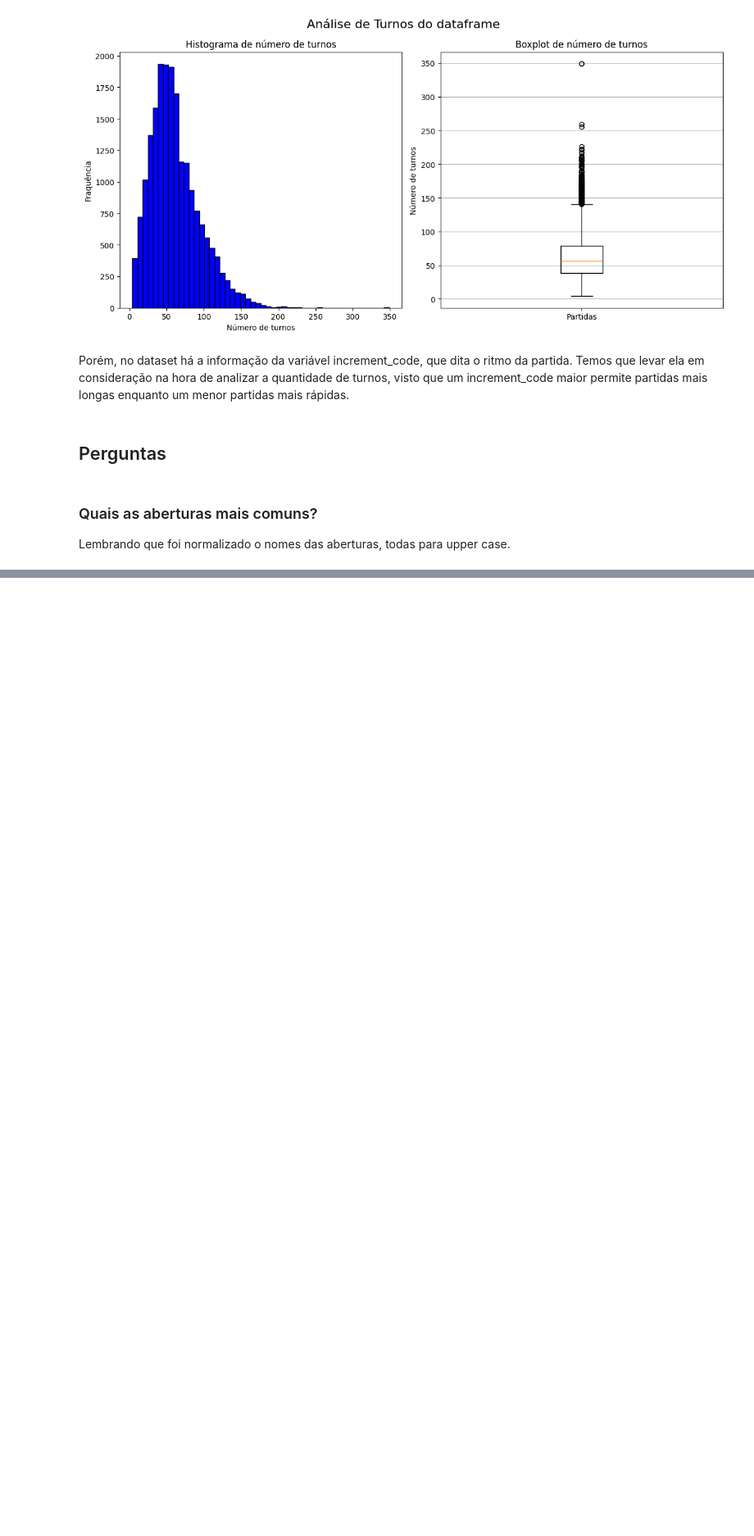
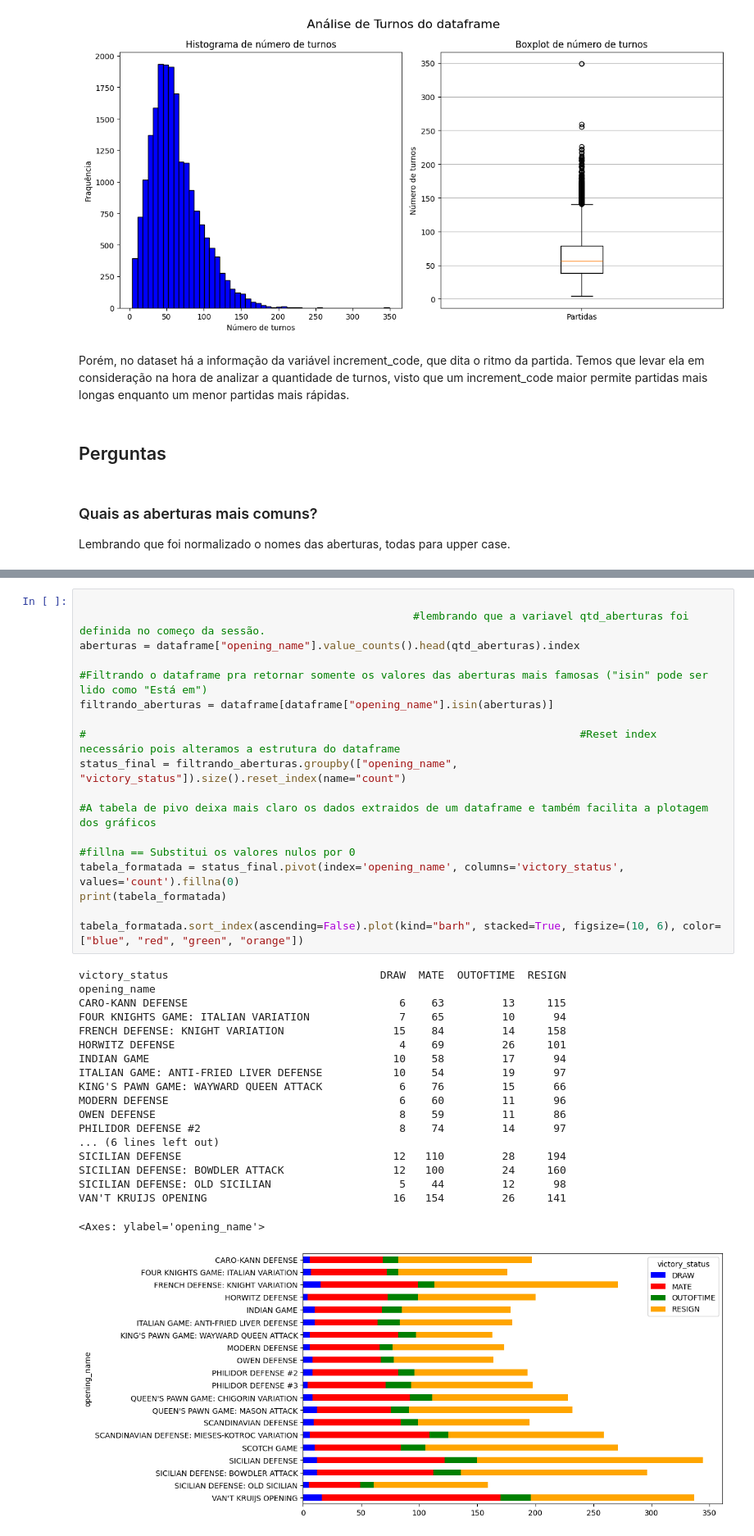
Before and after one commit to GodKelvin/chess-analytics, a Jupyter notebook: main.ipynb, the cells around one changed output, grey strips where cells are left out. Shown: that part at 82% size. Cells and saved outputs as stored; diff of their text form; blank space fills up the shorter version.

```diff
--- a/main.ipynb
+++ b/main.ipynb
@@ -285,0 +313,37 @@ aberturas.plot(kind="barh", color="blue")
+# %%
+
+                                                    #lembrando que a variavel qtd_aberturas foi definida no começo da sessão.
+aberturas = dataframe["opening_name"].value_counts().head(qtd_aberturas).index
+
+#Filtrando o dataframe pra retornar somente os valores das aberturas mais famosas ("isin" pode ser lido como "Está em")
+filtrando_aberturas = dataframe[dataframe["opening_name"].isin(aberturas)]
+
+#                                                                             #Reset index necessário pois alteramos a estrutura do dataframe
+status_final = filtrando_aberturas.groupby(["opening_name", "victory_status"]).size().reset_index(name="count")
+
+#A tabela de pivo deixa mais claro os dados extraidos de um dataframe e também facilita a plotagem dos gráficos
+                                                                                                #fillna == Substitui os valores nulos por 0
+tabela_formatada = status_final.pivot(index='opening_name', columns='victory_status', values='count').fillna(0)
+print(tabela_formatada)
+
+tabela_formatada.sort_index(ascending=False).plot(kind="barh", stacked=True, figsize=(10, 6), color=["blue", "red", "green", "orange"])
+# %% [output]
+victory_status                                 DRAW  MATE  OUTOFTIME  RESIGN
+opening_name
+CARO-KANN DEFENSE                                 6    63         13     115
+FOUR KNIGHTS GAME: ITALIAN VARIATION              7    65         10      94
+FRENCH DEFENSE: KNIGHT VARIATION                 15    84         14     158
+HORWITZ DEFENSE                                   4    69         26     101
+INDIAN GAME                                      10    58         17      94
+ITALIAN GAME: ANTI-FRIED LIVER DEFENSE           10    54         19      97
+KING'S PAWN GAME: WAYWARD QUEEN ATTACK            6    76         15      66
+MODERN DEFENSE                                    6    60         11      96
+OWEN DEFENSE                                      8    59         11      86
+PHILIDOR DEFENSE #2                               8    74         14      97
+... (6 lines left out)
+SICILIAN DEFENSE                                 12   110         28     194
+SICILIAN DEFENSE: BOWDLER ATTACK                 12   100         24     160
+SICILIAN DEFENSE: OLD SICILIAN                    5    44         12      98
+VAN'T KRUIJS OPENING                             16   154         26     141
+<Axes: ylabel='opening_name'>
+[figure, added]
```
Also changed, not shown: parts of 6 cells of this notebook.
